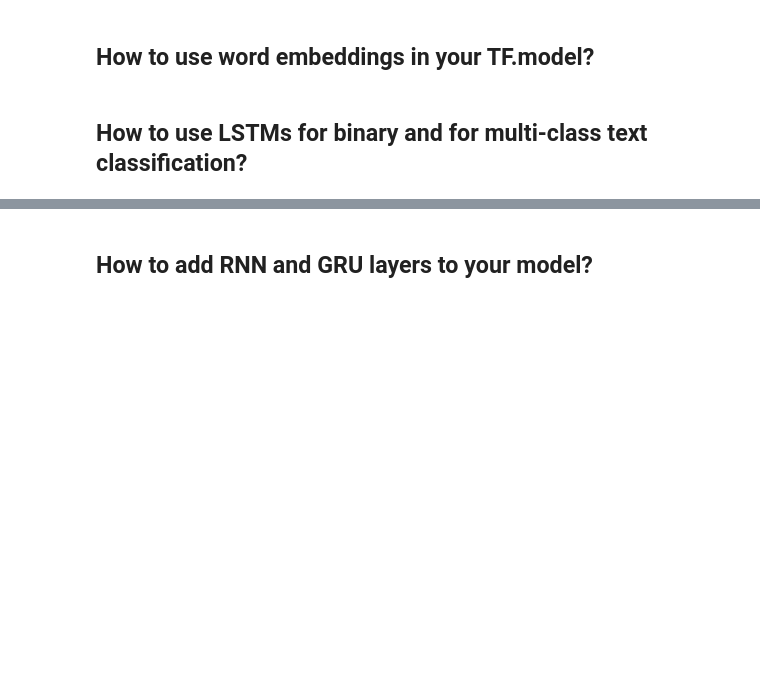
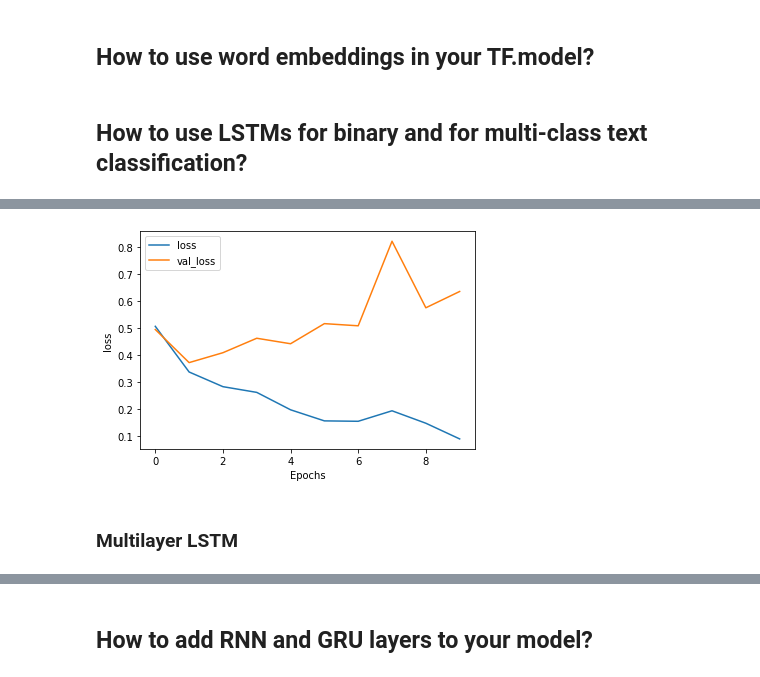
Before and after one commit to reneSalmon/Google_TensorFlow_Certificate, a Jupyter notebook: TensorFlow_Exam_practise.ipynb, the cells around one changed output, grey strips where cells are left out. Drawn from its saved outputs; the diff is of its cells as text; code cells hidden in the pictures; blank space fills up the shorter version.

```diff
--- a/TensorFlow_Exam_practise.ipynb
+++ b/TensorFlow_Exam_practise.ipynb
@@ -2404,0 +2728,6 @@ print(sequence)
+# %%
+plot_graphs(history, 'loss')
+# %% [output]
+[figure, added]
+# %% [markdown]
+### Multilayer LSTM
```
Also changed, not shown: parts of 42 cells of this notebook.
